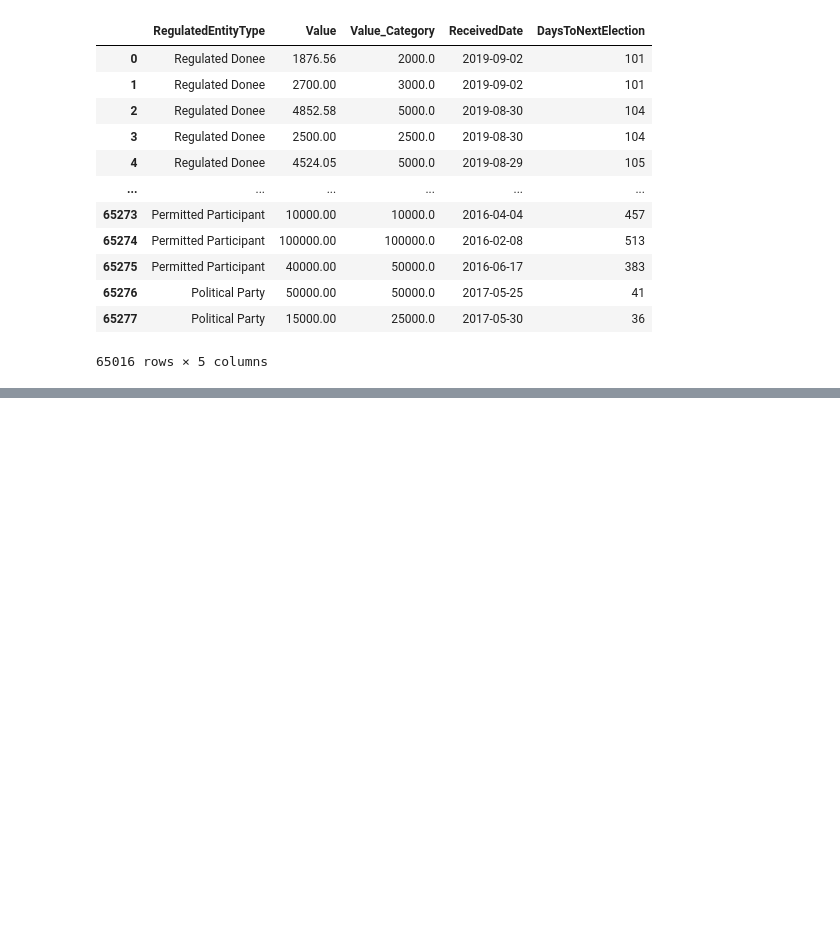
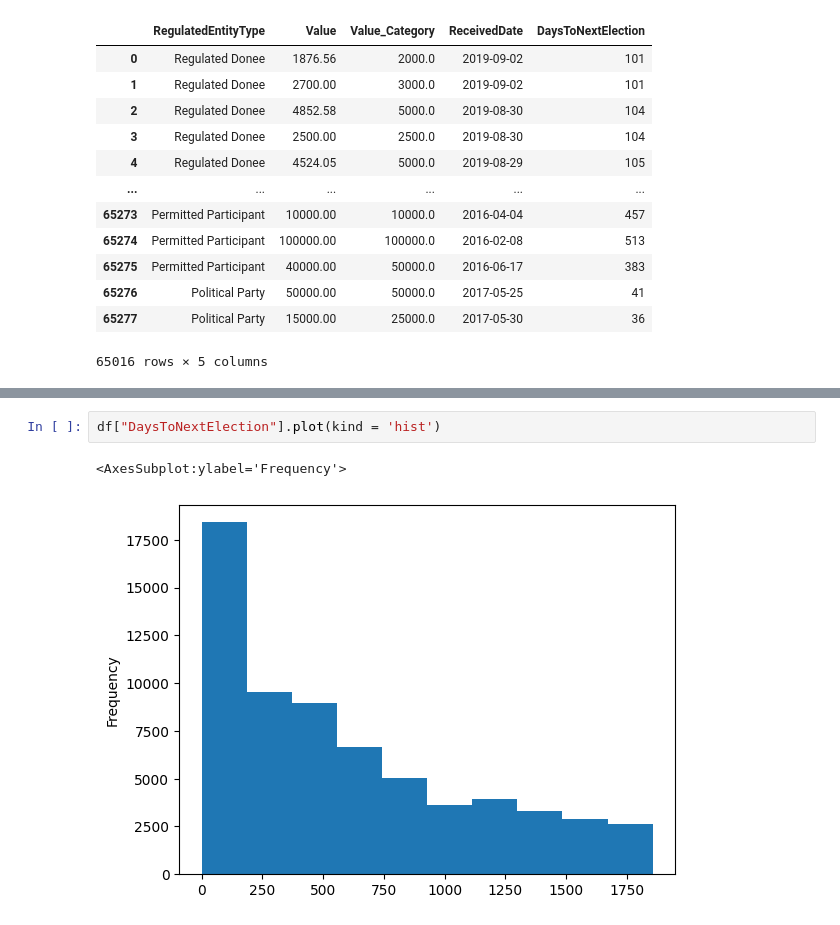
Before and after one commit to Hysnap/PoliticalDonations_Repository, a Jupyter notebook: jupyter_notebooks/DataManipulationTrial.ipynb, the cells around one changed output, grey strips where cells are left out. Cells and saved outputs as stored; diff of their text form; blank space fills up the shorter version.

```diff
--- a/jupyter_notebooks/DataManipulationTrial.ipynb
+++ b/jupyter_notebooks/DataManipulationTrial.ipynb
@@ -312,0 +342,5 @@ TypeError: bad operand type for abs(): 'str'
+# %%
+df["DaysToNextElection"].plot(kind = 'hist')
+# %% [output]
+<AxesSubplot:ylabel='Frequency'>
+[figure, added]
```
Also changed, not shown: parts of 4 cells of this notebook.
